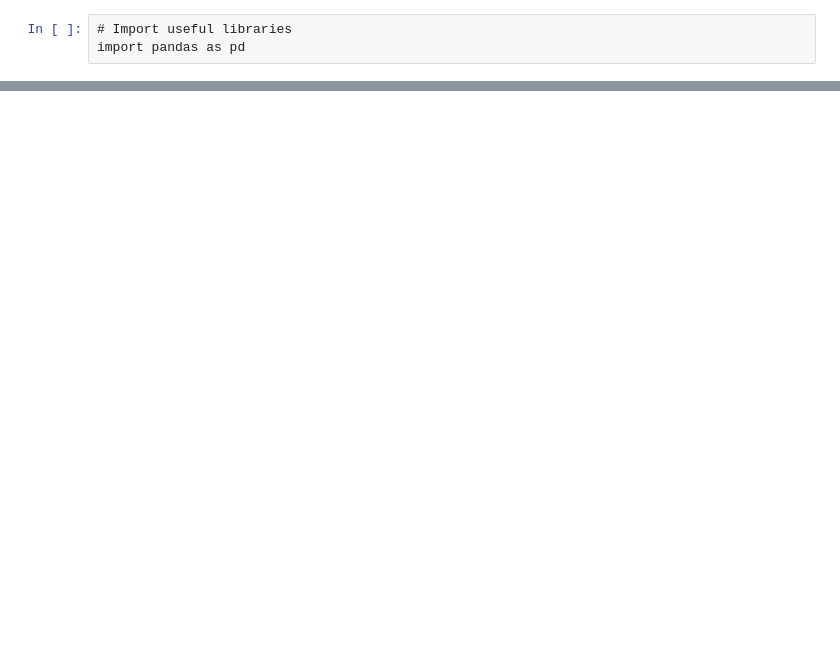
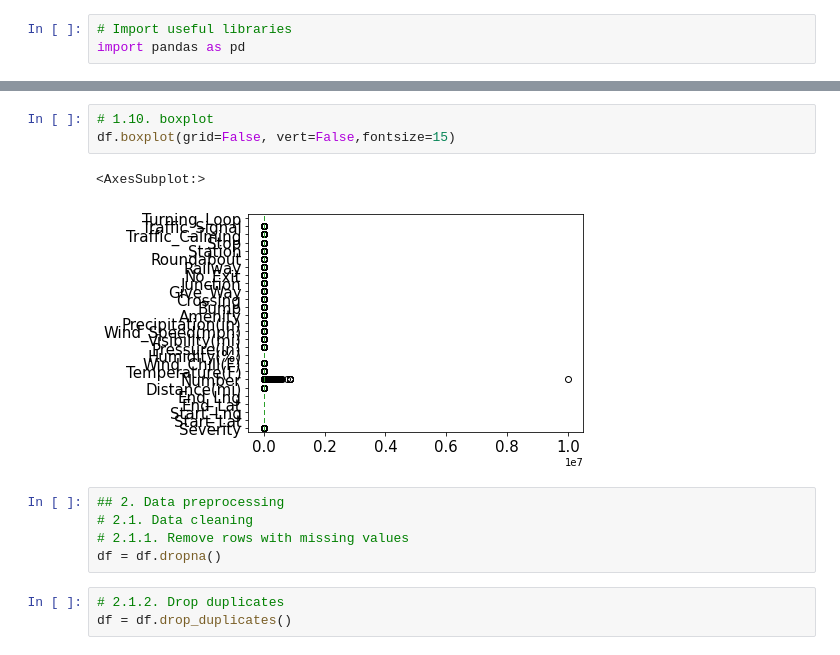
Before and after one commit to data301-2021-winter1/project-group53, a Jupyter notebook: notebooks/analysis1.ipynb, the cells around one changed output, grey strips where cells are left out. Saved outputs shown, nothing was run; the diff lists cells and outputs as text; blank space fills up the shorter version.

```diff
--- a/notebooks/analysis1.ipynb
+++ b/notebooks/analysis1.ipynb
@@ -34,0 +163,14 @@ print(df.head(16))
+# %%
+# 1.10. boxplot
+df.boxplot(grid=False, vert=False,fontsize=15)
+# %% [output]
+<AxesSubplot:>
+[figure, added]
+# %%
+## 2. Data preprocessing
+# 2.1. Data cleaning
+# 2.1.1. Remove rows with missing values
+df = df.dropna()
+# %%
+# 2.1.2. Drop duplicates
+df = df.drop_duplicates()
```
Also changed, not shown: parts of 23 cells of this notebook, 1 other file.
